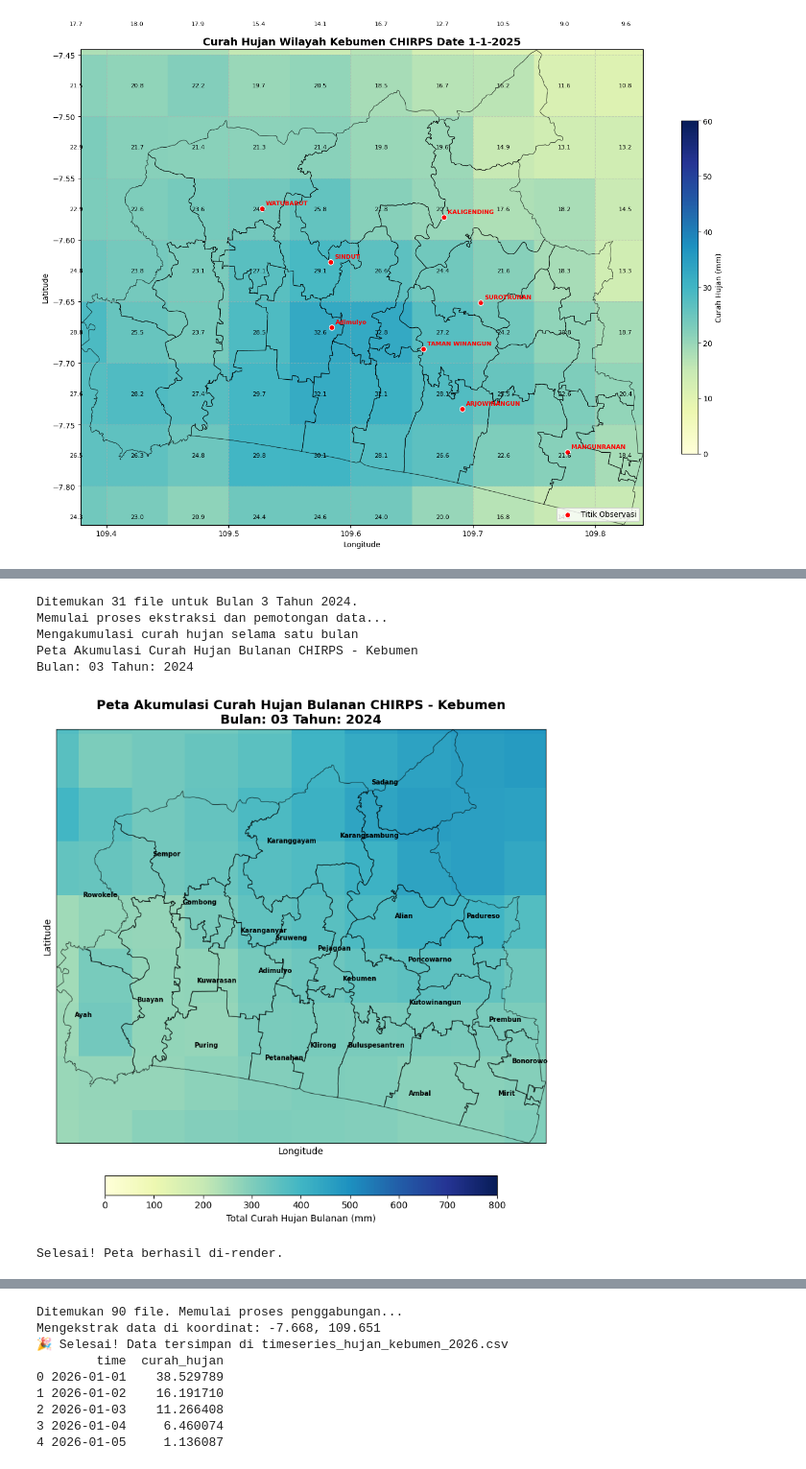
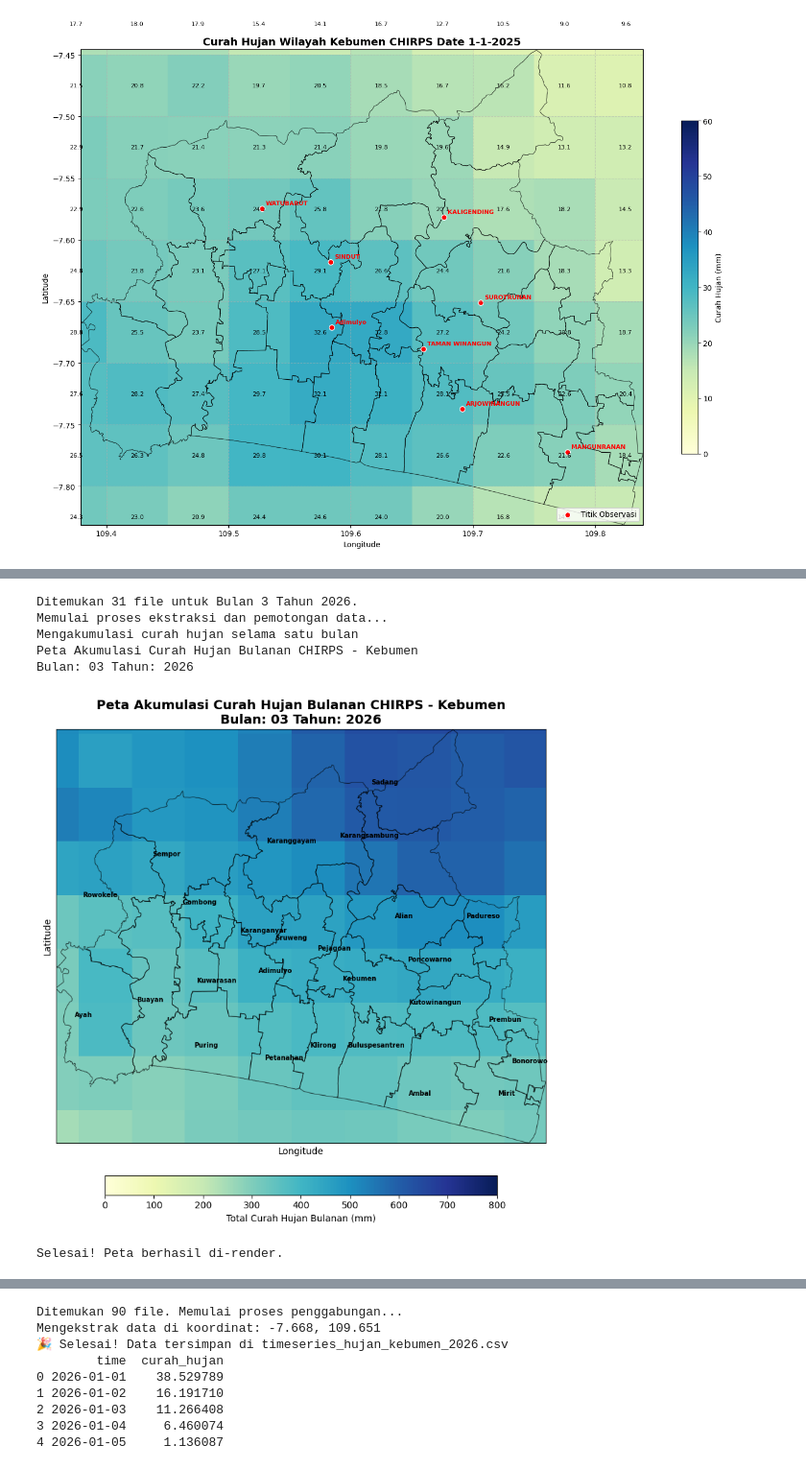
Before and after one commit to evanalif113/Catatan_Meteorologi, a Jupyter notebook: Projek_Downscale/open_raster.ipynb, the cells around one changed output, grey strips where cells are left out. Shown at 96% size. Drawn from its saved outputs; the diff is of its cells as text; code cells hidden in the pictures.

```diff
--- a/Projek_Downscale/open_raster.ipynb
+++ b/Projek_Downscale/open_raster.ipynb
@@ -285,7 +238,7 @@ import os
 # ==========================================
 # 1. PARAMETER WAKTU & LOKASI
 # ==========================================
-year = 2024
+year = 2026
 month = 3  # Bulan Maret
 
 # Melacak lokasi folder tempat script ini dijalankan
@@ -294,7 +247,7 @@ BASE_DIR = "/kaggle" if "/kaggle/" in cwd or cwd == "/kaggle" else cwd
 
 # Menentukan lokasi GeoJSON (Asumsi berada di folder dataset Kaggle)
 file_geojson = os.path.join(
-    BASE_DIR, "input", "datasets", "jerismeteo", "kebumen-geojson", "33.05_kecamatan.geojson"
+    BASE_DIR, "input", "datasets", "jerismeteo", "projek-downscale", "33.05_kecamatan.geojson"
 )
 # Pastikan path ini benar di komputer Anda
 folder_chirps = os.path.join(
@@ -415,34 +368,34 @@ for nama_kec, (lon, lat) in koordinat_kecamatan.items():
         fontweight='bold',
     )
 
 # Kunci Ukuran Kanvas
 ax.set_xlim(batas_kiri, batas_kanan)
 ax.set_ylim(batas_bawah, batas_atas)
 
 # Trik Sosmed 2: Hapus angka koordinat pinggir yang bikin ruwet (Biar estetik/minimalis)
 ax.set_xticks([])
 ax.set_yticks([])
 ax.set_xlabel('')
 ax.set_ylabel('')
 
 title = f'Peta Akumulasi Curah Hujan Bulanan CHIRPS - Kebumen\nBulan: {month:02d} Tahun: {year}'
 print(title)
 plt.title(title, fontsize=14, fontweight='bold')
 plt.xlabel('Longitude')
 plt.ylabel('Latitude')
 plt.grid(True, linestyle='--', alpha=0.5)
 
 plt.tight_layout()
 plt.show()
 
 # OPSIONAL: Menyimpan hasil akumulasi ini menjadi file TIFF baru agar tidak perlu dihitung ulang!
 da_akumulasi_bulanan.rio.to_raster(f"Akumulasi_CHIRPS_Kebumen_{year}_{month:02d}.tif")
 print("Selesai! Peta berhasil di-render.")
 # %% [output]
-Ditemukan 31 file untuk Bulan 3 Tahun 2024.
+Ditemukan 31 file untuk Bulan 3 Tahun 2026.
 Memulai proses ekstraksi dan pemotongan data...
 Mengakumulasi curah hujan selama satu bulan
 Peta Akumulasi Curah Hujan Bulanan CHIRPS - Kebumen
-Bulan: 03 Tahun: 2024
+Bulan: 03 Tahun: 2026
-[figure, old version]
+[figure, new version]
 Selesai! Peta berhasil di-render.
```
Also changed, not shown: parts of 3 cells of this notebook, 3 other files.
